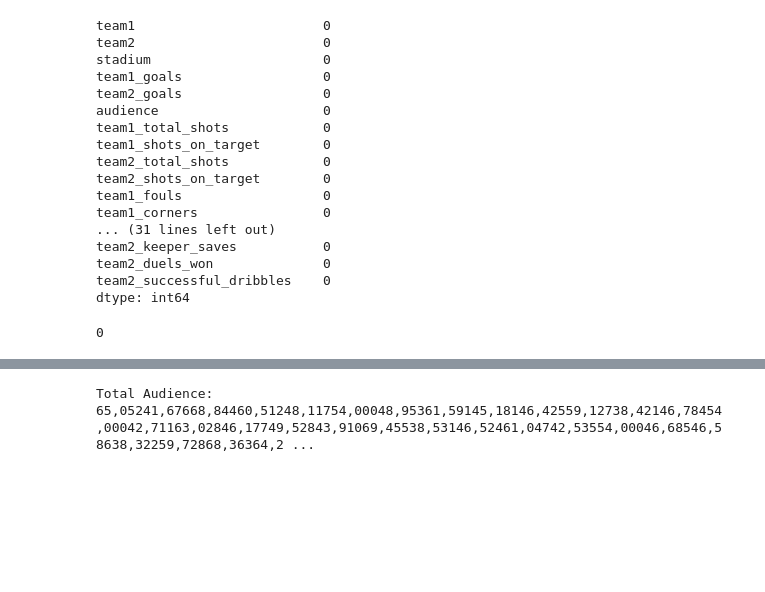
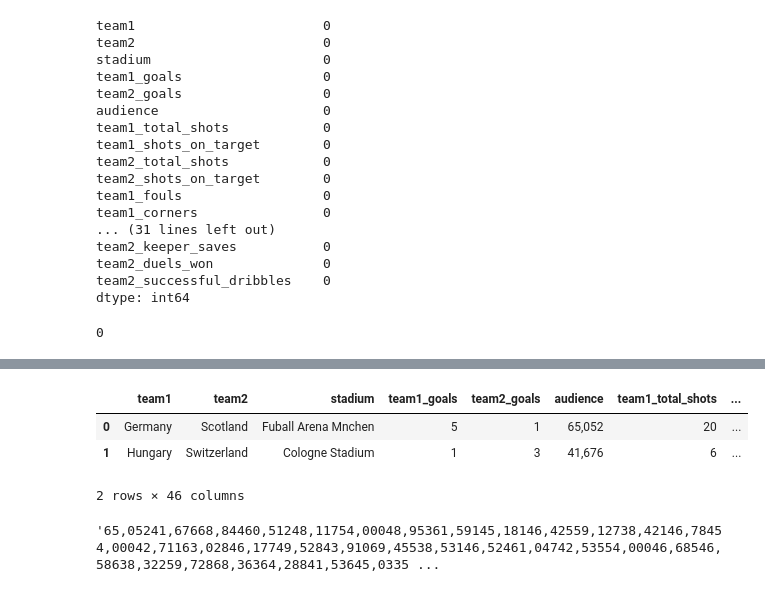
Before and after one commit to brianisinga/data-analysis-with-python, a Jupyter notebook: UEFA_Euro_2024.ipynb, the cells around one changed output, grey strips where cells are left out. Saved outputs shown, nothing was run; the diff lists cells and outputs as text; code cells hidden in the pictures; blank space fills up the shorter version.

```diff
--- a/UEFA_Euro_2024.ipynb
+++ b/UEFA_Euro_2024.ipynb
@@ -120,6 +120,12 @@ Index(['team1', 'team2', 'stadium', 'team1_goals', 'team2_goals', 'audience',
+# %%
+matches.head(2)
+# %% [output]
+|  | team1 | team2 | stadium | team1_goals | team2_goals | audience | team1_total_shots | ... |
+| 0 | Germany | Scotland | Fuball Arena Mnchen | 5 | 1 | 65,052 | 20 | ... |
+| 1 | Hungary | Switzerland | Cologne Stadium | 1 | 3 | 41,676 | 6 | ... |
+2 rows × 46 columns
 # %%
-total_audience = ['audience'].sum()
-
-print(f"Total Audience: {total_audience}")
+total_audience = matches['audience'].sum()
+total_audience
 # %% [output]
-Total Audience: 65,05241,67668,84460,51248,11754,00048,95361,59145,18146,42559,12738,42146,78454,00042,71163,02846,17749,52843,91069,45538,53146,52461,04742,53554,00046,68546,58638,32259,72868,36364,2 ...
+'65,05241,67668,84460,51248,11754,00048,95361,59145,18146,42559,12738,42146,78454,00042,71163,02846,17749,52843,91069,45538,53146,52461,04742,53554,00046,68546,58638,32259,72868,36364,28841,53645,0335 ...
```
Also changed, not shown: parts of 2 cells of this notebook.
